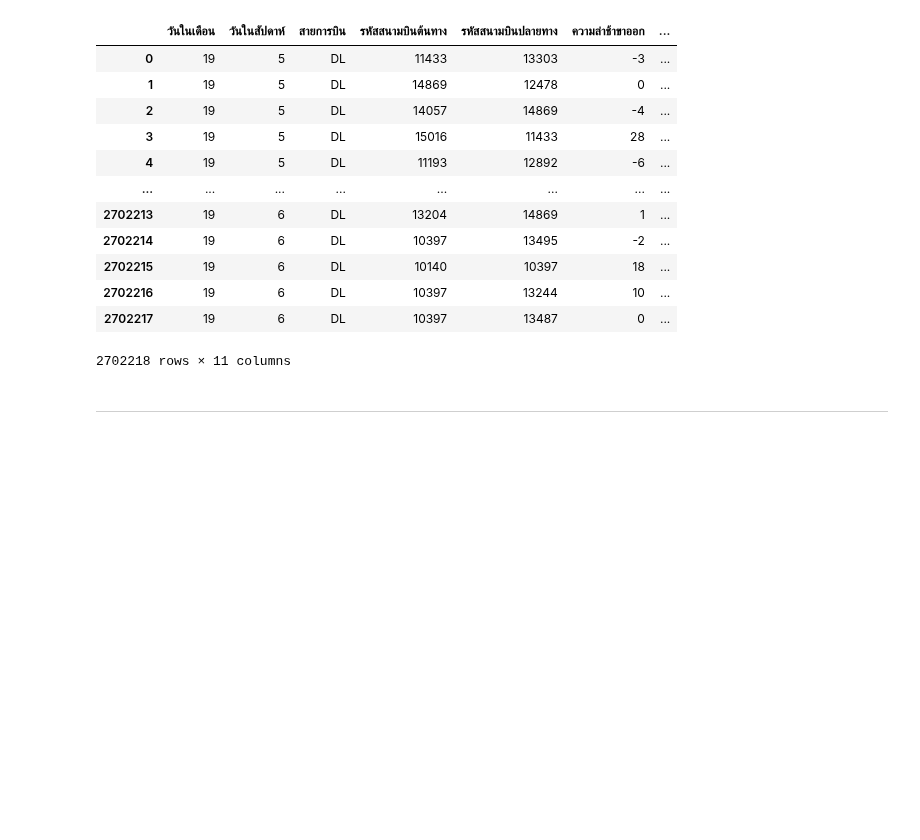
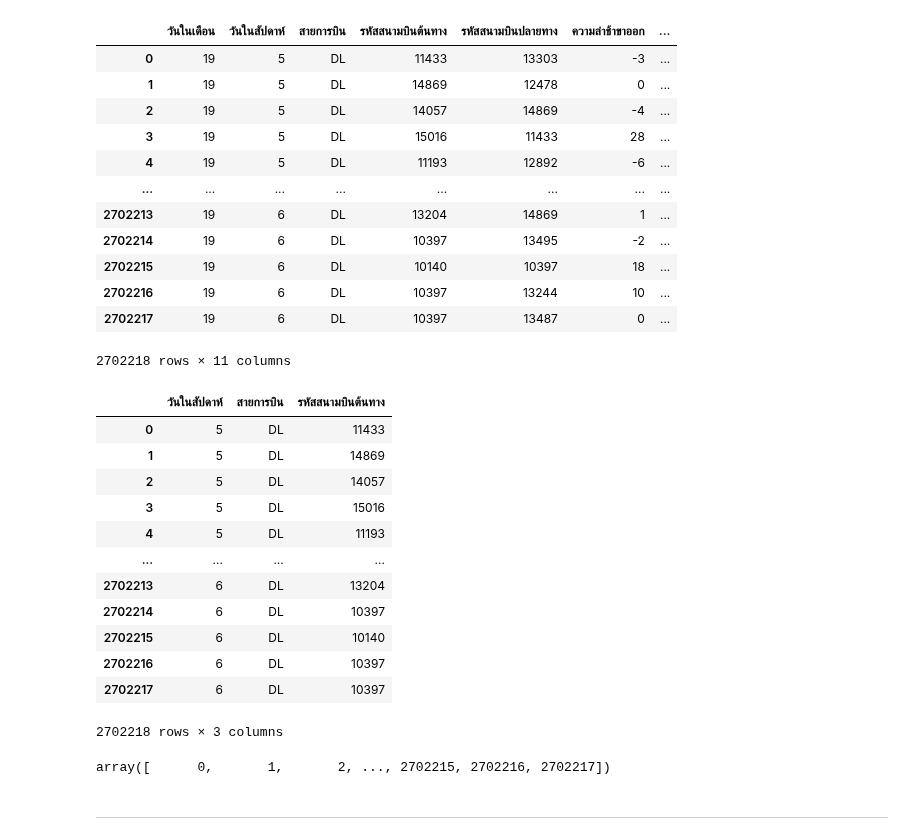
Before and after one commit to sitthatkaja/DWDM21, a Jupyter notebook: MiniExam.ipynb, the cells around one changed output. Drawn from its saved outputs; the diff is of its cells as text; code cells hidden in the pictures; blank space fills up the shorter version.

```diff
--- a/MiniExam.ipynb
+++ b/MiniExam.ipynb
@@ -87,6 +95,26 @@ merged_data
 | 2702216 | 19 | 6 | DL | 10397 | 13244 | 10 | ... |
 | 2702217 | 19 | 6 | DL | 10397 | 13487 | 0 | ... |
 2702218 rows × 11 columns
+# %%
+merged_data.iloc[:,1:4]
+# %% [output]
+|  | วันในสัปดาห์ | สายการบิน | รหัสสนามบินต้นทาง |
+| 0 | 5 | DL | 11433 |
+| 1 | 5 | DL | 14869 |
+| 2 | 5 | DL | 14057 |
+| 3 | 5 | DL | 15016 |
+| 4 | 5 | DL | 11193 |
+| ... | ... | ... | ... |
+| 2702213 | 6 | DL | 13204 |
+| 2702214 | 6 | DL | 10397 |
+| 2702215 | 6 | DL | 10140 |
+| 2702216 | 6 | DL | 10397 |
+| 2702217 | 6 | DL | 10397 |
+2702218 rows × 3 columns
+# %%
+np.arange(len(merged_data.iloc[:,1:4]))
+# %% [output]
+array([      0,       1,       2, ..., 2702215, 2702216, 2702217])
 # %% [markdown]
 ***
 # %% [markdown]
```
Also changed, not shown: parts of 7 cells of this notebook.
